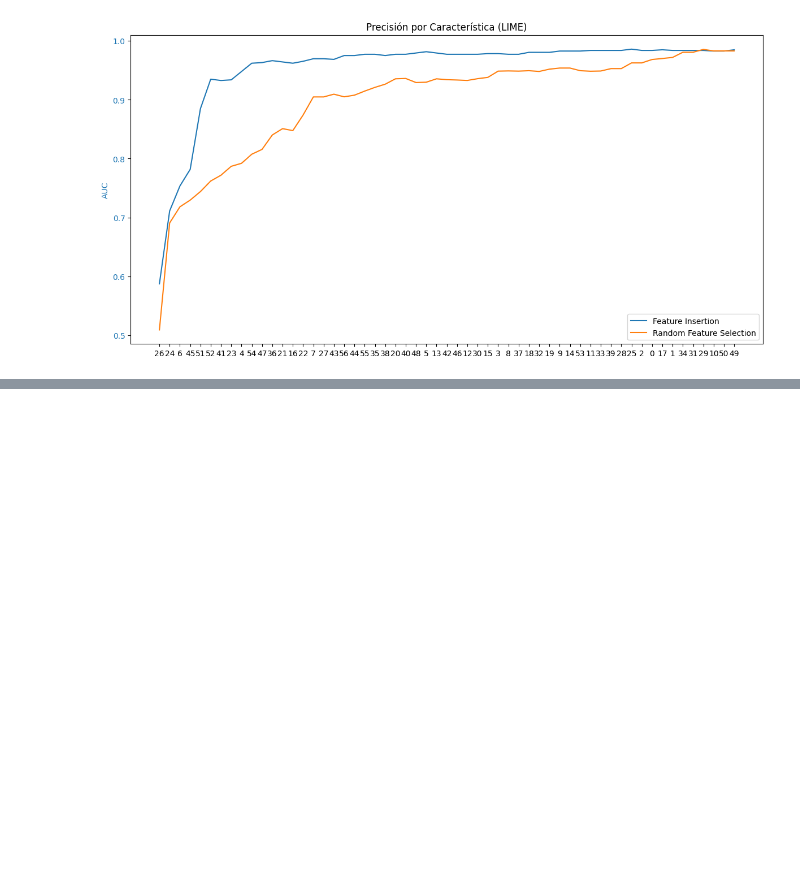
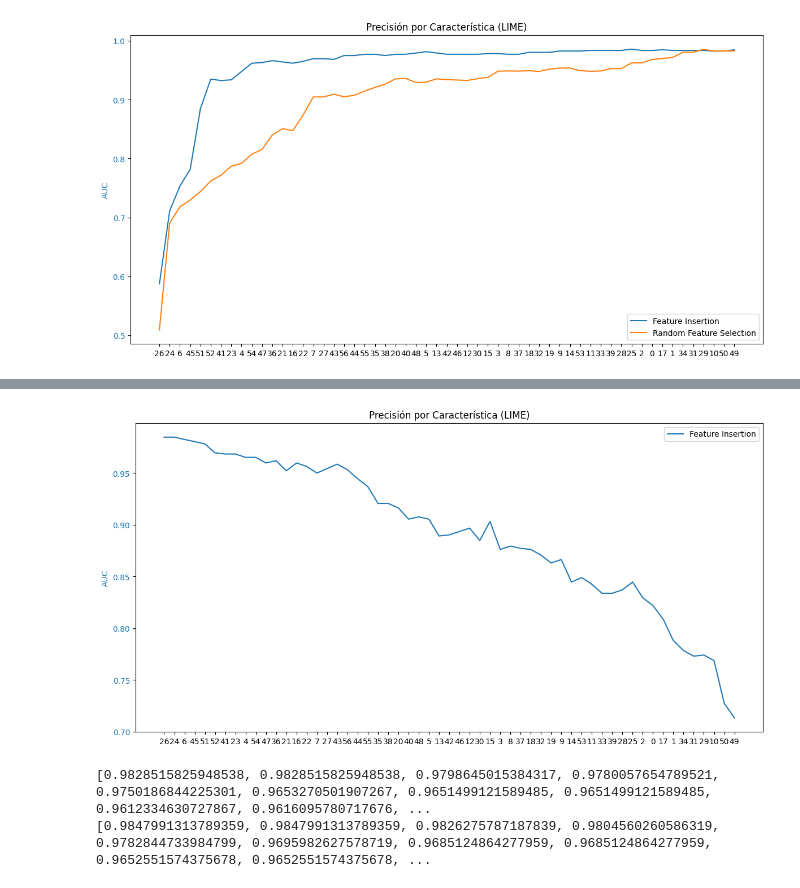
Before and after one commit to DavidGonzalezFernandez/XAI_exercises, a Jupyter notebook: Activities/Activity4/Activity_4.ipynb, the cells around one changed output, grey strips where cells are left out. Cells and saved outputs as stored; diff of their text form; code cells hidden in the pictures; blank space fills up the shorter version.

```diff
--- a/Activities/Activity4/Activity_4.ipynb
+++ b/Activities/Activity4/Activity_4.ipynb
@@ -621,0 +784,23 @@ plt.show()
+# %%
+# @title Plot AUC for feature insertion using LIME
+fig, ax1 = plt.subplots(figsize=(12, 6))
+
+color = "tab:blue"
+ax1.set_ylabel("AUC", color=color)
+ax1.plot(
+    feature_indices_lime, accuracies_lime_supresion, color=color
+)  # Use feature_indices instead of features
+ax1.tick_params(axis="y", labelcolor=color)
+
+fig.tight_layout()
+plt.title("Precisión por Característica (LIME)")
+plt.legend(["Feature Insertion"])
+plt.show()
+# %% [output]
+[figure, added]
+# %%
+print(auc_scores_lime_supresion)
+print(accuracies_lime_supresion)
+# %% [output]
+[0.9828515825948538, 0.9828515825948538, 0.9798645015384317, 0.9780057654789521, 0.9750186844225301, 0.9653270501907267, 0.9651499121589485, 0.9651499121589485, 0.9612334630727867, 0.9616095780717676, ...
+[0.9847991313789359, 0.9847991313789359, 0.9826275787187839, 0.9804560260586319, 0.9782844733984799, 0.9695982627578719, 0.9685124864277959, 0.9685124864277959, 0.9652551574375678, 0.9652551574375678, ...
```
Also changed, not shown: parts of 17 cells of this notebook.
